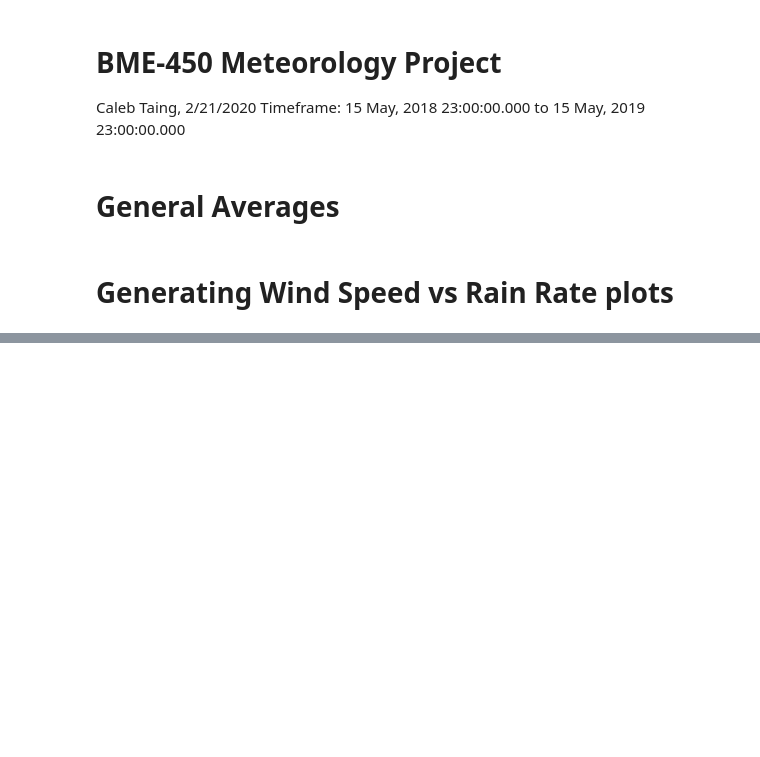
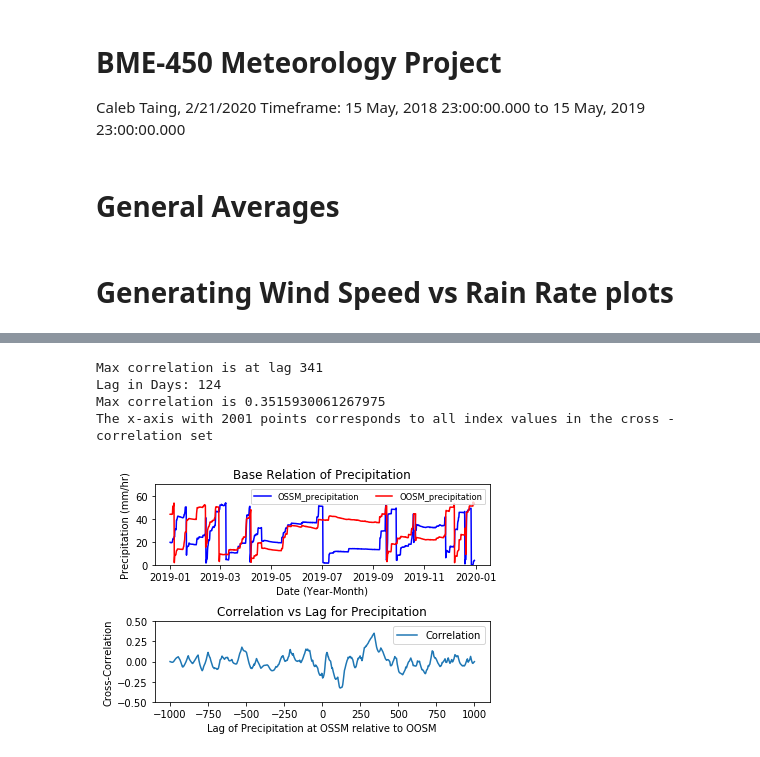
Before and after one commit to calebkt/Project-2-Meteorology, a Jupyter notebook: TaingCal_BME450_Meteorology.ipynb, the cells around one changed output, grey strips where cells are left out. Saved outputs shown, nothing was run; the diff lists cells and outputs as text; code cells hidden in the pictures; blank space fills up the shorter version.

```diff
--- a/TaingCal_BME450_Meteorology.ipynb
+++ b/TaingCal_BME450_Meteorology.ipynb
@@ -362,0 +407,45 @@ Oregon Offshore Surface Mooring (OOSM) - Surface Buoy
+# %%
+y1 = np.asarray(OSSM_precipitation)
+y2 = np.asarray(OOSM_precipitation)
+
+x = OSSM_time
+
+lags = np.arange(-len(y1) + 1, len(y1))
+ccov = np.correlate(y1 - y1.mean(), y2 - y2.mean(), mode='full')
+ccor = ccov / (len(y1) * y1.std() * y2.std())
+
+fig, axs = plt.subplots(nrows=2)
+fig.subplots_adjust(hspace=0.4)
+ax = axs[0]
+ax.plot(x, y1, 'b', label='OSSM_precipitation')
+ax.plot(x, y2, 'r', label='OOSM_precipitation')
+ax.set_ylim(0, 70)
+ax.legend(loc='upper right', fontsize='small', ncol=2)
+ax.set_title('Base Relation of Precipitation')
+ax.set_ylabel('Precipitation (mm/hr)')
+ax.set_xlabel('Date (Year-Month)')
+
+ax = axs[1]
+ax.plot(lags, ccor, label='Correlation')
+ax.legend()
+ax.set_ylim(-.5, .5)
+ax.set_ylabel('Cross-Correlation')
+ax.set_xlabel('Lag of Precipitation at OSSM relative to OOSM')
+ax.set_title('Correlation vs Lag for Precipitation')
+
+plt.subplots_adjust(hspace=.7)
+
+maxlag = lags[np.argmax(ccor)]
+print("Max correlation is at lag %d" % maxlag)
+days = (maxlag/len(time))*365
+print('Lag in Days: %d' % days)
+maxccor = np.max(ccor)
+print('Max correlation is ' + str(maxccor))
+z=len(lags)
+print('The x-axis with %d points corresponds to all index values in the cross - correlation set' % z)
+# %% [output]
+Max correlation is at lag 341
+Lag in Days: 124
+Max correlation is 0.3515930061267975
+The x-axis with 2001 points corresponds to all index values in the cross - correlation set
+[figure, added]
```
Also changed, not shown: parts of 4 cells of this notebook.
